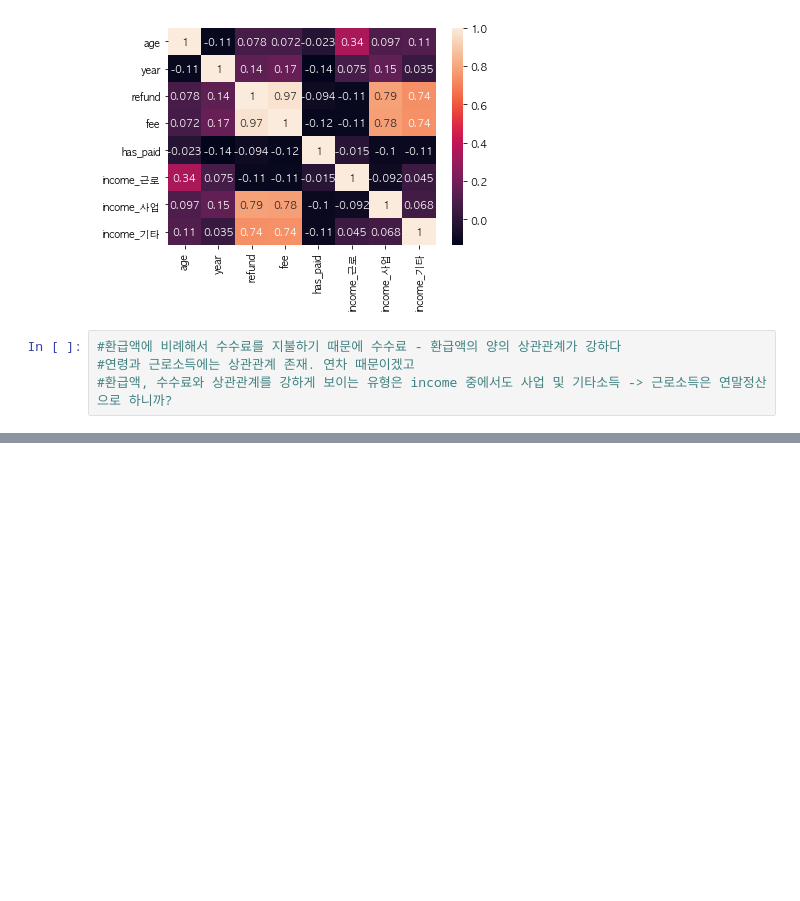
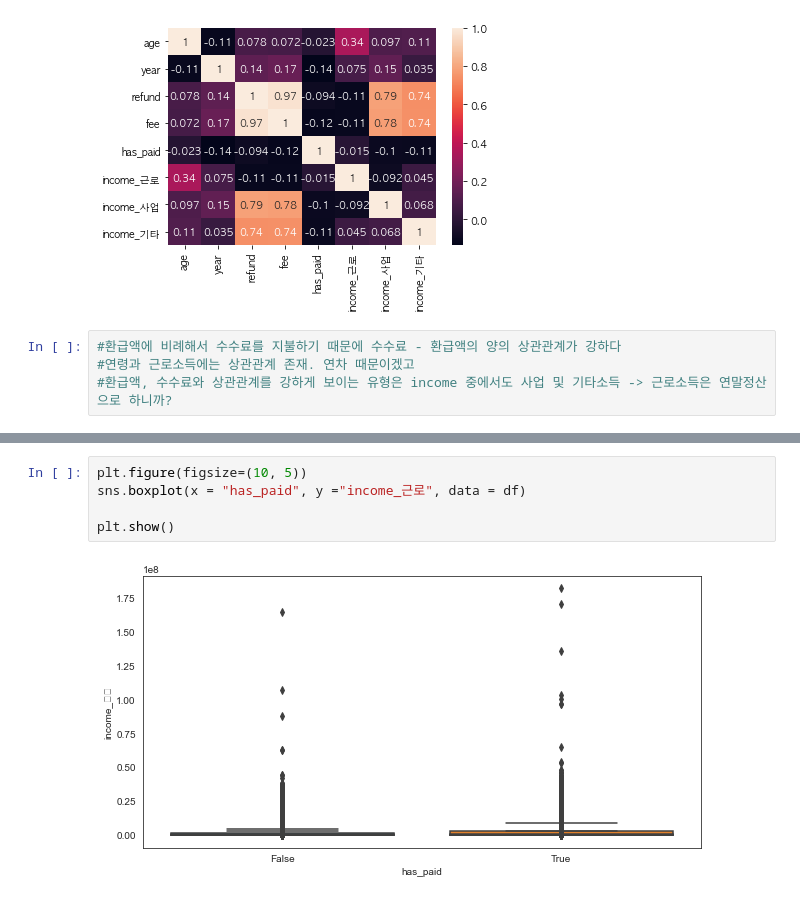
Before and after one commit to HenryK09/team3_wanted_onboarding, a Jupyter notebook: Week2_고정현/Week2_1.ipynb, the cells around one changed output, grey strips where cells are left out. Saved outputs shown, nothing was run; the diff lists cells and outputs as text; blank space fills up the shorter version.

```diff
--- a/Week2_고정현/Week2_1.ipynb
+++ b/Week2_고정현/Week2_1.ipynb
@@ -111,0 +139,7 @@ sns.heatmap(df[['age', 'gender', 'year', 'refund', 'fee', 'has_paid', 'income_
+# %%
+plt.figure(figsize=(10, 5))
+sns.boxplot(x = "has_paid", y ="income_근로", data = df)
+
+plt.show()
+# %% [output]
+[figure, added]
```
Also changed, not shown: parts of 23 cells of this notebook, 3 other files.
